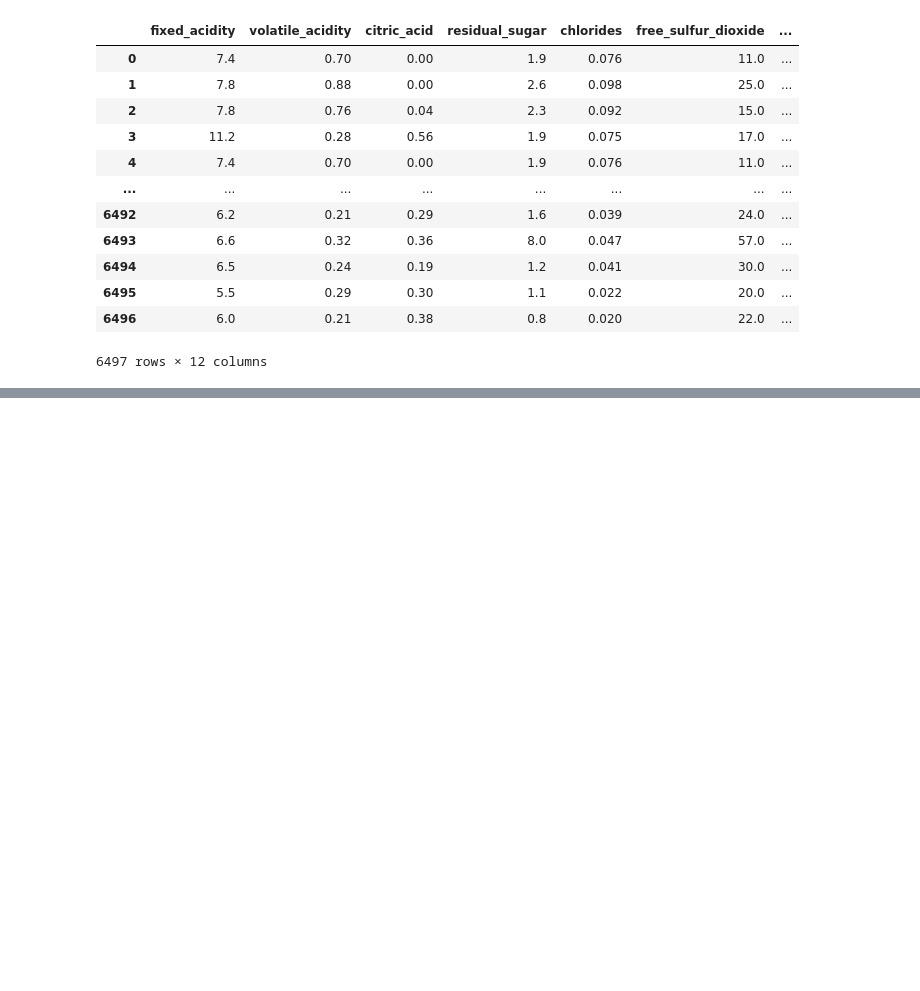
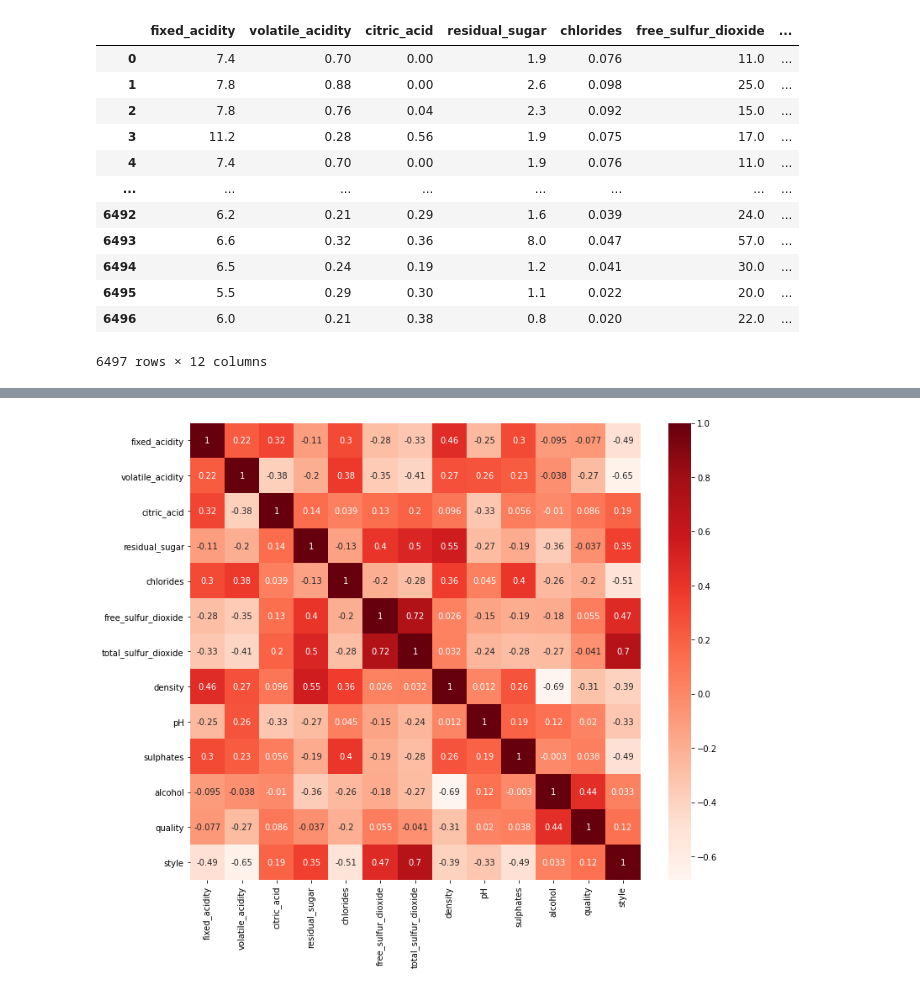
Before and after one commit to mateuspadua/machine-learning, a Jupyter notebook: wine_predict/wine_predict.ipynb, the cells around one changed output, grey strips where cells are left out. Saved outputs shown, nothing was run; the diff lists cells and outputs as text; code cells hidden in the pictures; blank space fills up the shorter version.

```diff
--- a/wine_predict/wine_predict.ipynb
+++ b/wine_predict/wine_predict.ipynb
@@ -117,0 +142,4 @@ Os valores inferidos foram: [1 0 1 1 0]
+# %%
+# encontrando a correlação de Person entre as variáveis alcohol quality e style
+corr = pd.DataFrame(df).corr()
+corr
@@ -117,0 +161,7 @@ Os valores inferidos foram: [1 0 1 1 0]
+# %%
+# imprimi de forma gráfica a correlação de Person
+plt.figure(figsize=(12,10))
+sns.heatmap(corr, annot=True, cmap=plt.cm.Reds)
+plt.show()
+# %% [output]
+[figure, added]
```
Also changed, not shown: parts of 14 cells of this notebook.
